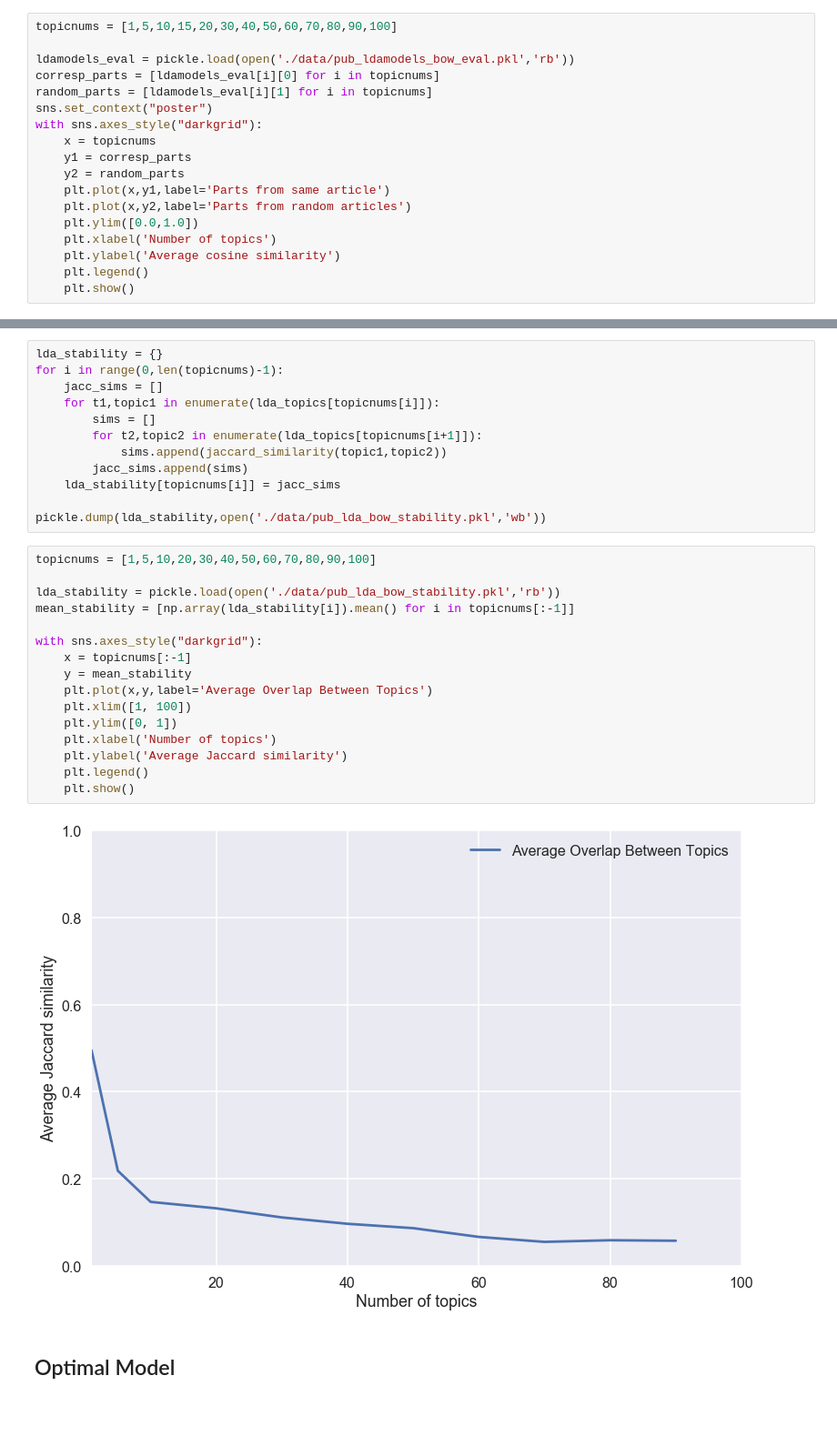
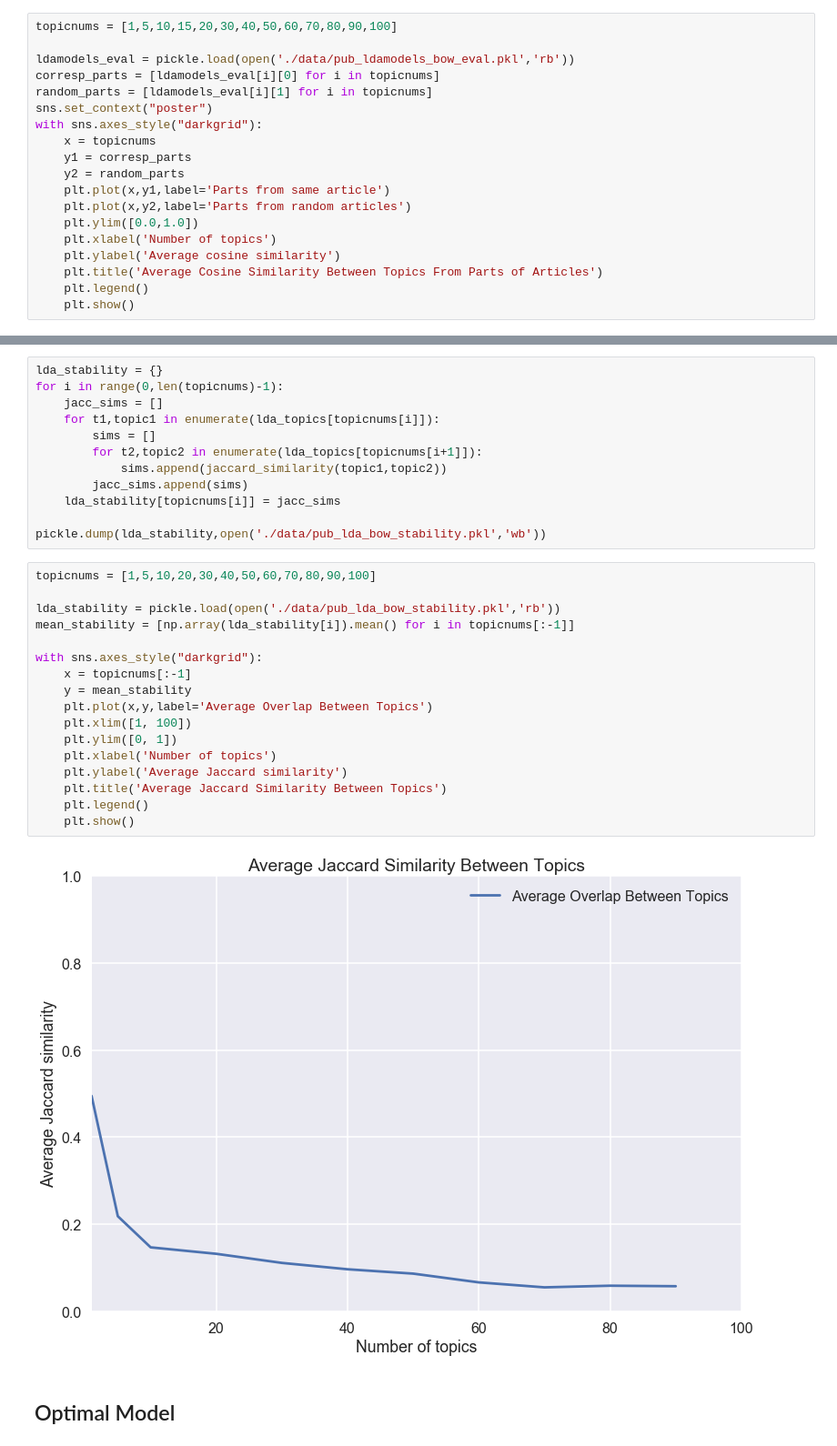
Before and after one commit to huangy22/NewsRecommender, a Jupyter notebook: 3_topics_extraction_with_lda.ipynb, the cells around one changed output, grey strips where cells are left out. Shown at 91% size. Drawn from its saved outputs; the diff is of its cells as text; blank space fills up the shorter version.

```diff
--- a/3_topics_extraction_with_lda.ipynb
+++ b/3_topics_extraction_with_lda.ipynb
@@ -233,6 +233,7 @@ with sns.axes_style("darkgrid"):
     plt.ylim([0.0,1.0])
     plt.xlabel('Number of topics')
     plt.ylabel('Average cosine similarity')
+    plt.title('Average Cosine Similarity Between Topics From Parts of Articles')
     plt.legend()
     plt.show()
 # %% [output]
@@ -262,21 +263,22 @@ pickle.dump(lda_stability,open('./data/pub_lda_bow_stability.pkl','wb'))
 # %%
 topicnums = [1,5,10,20,30,40,50,60,70,80,90,100]
 
 lda_stability = pickle.load(open('./data/pub_lda_bow_stability.pkl','rb'))
 mean_stability = [np.array(lda_stability[i]).mean() for i in topicnums[:-1]]
 
 with sns.axes_style("darkgrid"):
     x = topicnums[:-1]
     y = mean_stability
     plt.plot(x,y,label='Average Overlap Between Topics')
     plt.xlim([1, 100])
     plt.ylim([0, 1])
     plt.xlabel('Number of topics')
     plt.ylabel('Average Jaccard similarity')
+    plt.title('Average Jaccard Similarity Between Topics')
     plt.legend()
     plt.show()
 # %% [output]
-[figure, old version]
+[figure, new version]
 # %% [markdown]
 ## Optimal Model
 # %%
```
Also changed, not shown: parts of 9 cells of this notebook, 16 other files.
